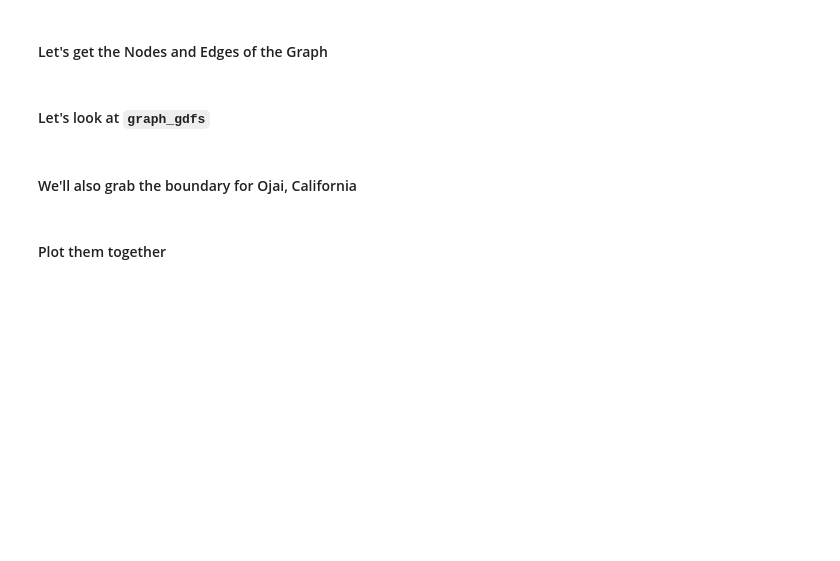
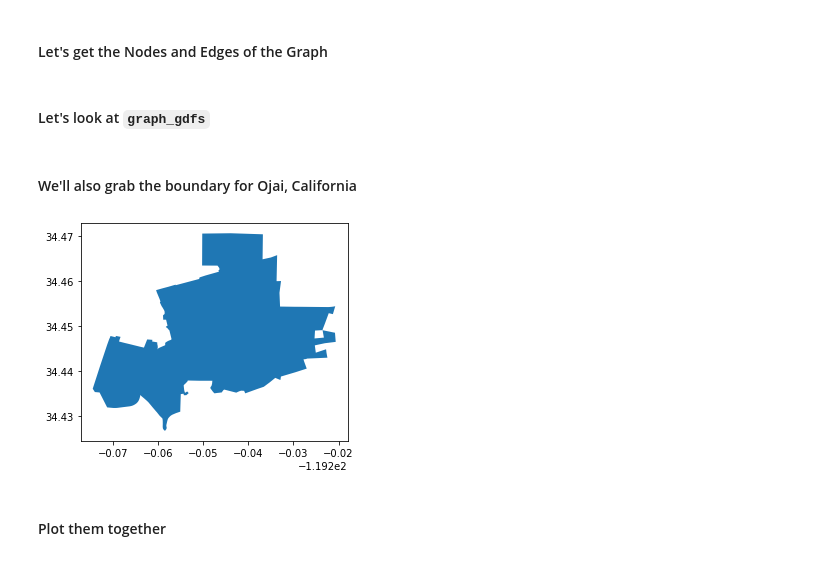
Before and after one commit to pratt-savi-810/pratt-savi-810-2020-03-lesson_09, a Jupyter notebook: lesson_09.ipynb, the cells around one changed output. Saved outputs shown, nothing was run; the diff lists cells and outputs as text; code cells hidden in the pictures; blank space fills up the shorter version.

```diff
--- a/lesson_09.ipynb
+++ b/lesson_09.ipynb
@@ -177,4 +259,10 @@ ox.plot_graph(ojai_streets);
 # %% [markdown]
 #### We'll also grab the boundary for Ojai, California
+# %%
+ojai_bounds = ox.gdf_from_place('Ojai, California')
+# %%
+ojai_bounds.plot();
+# %% [output]
+[figure, added]
 # %% [markdown]
 #### Plot them together
```
Also changed, not shown: parts of 55 cells of this notebook, 5 other files.
